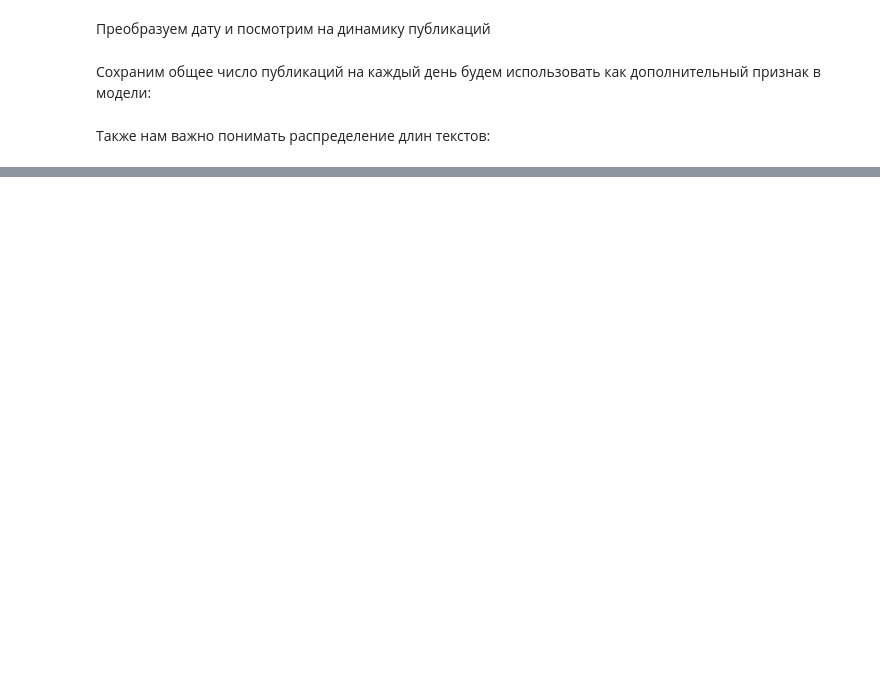
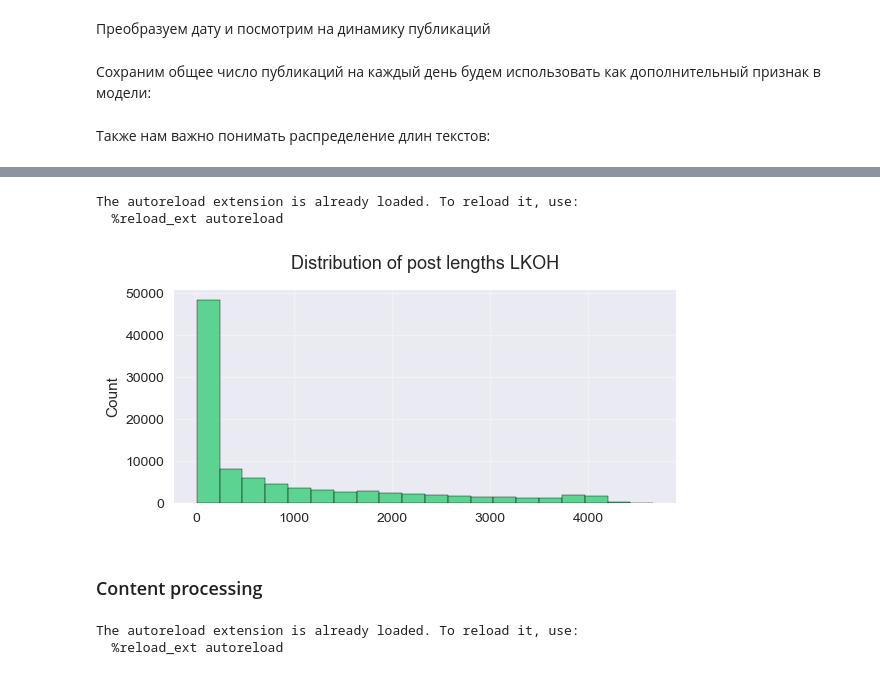
Before and after one commit to ez3nx/Bachelor-s-Thesis-HSE-25, a Jupyter notebook: tpulse_parsing/notebooks/pulse_parser_lkoh.ipynb, the cells around one changed output, grey strips where cells are left out. Saved outputs shown, nothing was run; the diff lists cells and outputs as text; code cells hidden in the pictures; blank space fills up the shorter version.

```diff
--- a/tpulse_parsing/notebooks/pulse_parser_lkoh.ipynb
+++ b/tpulse_parsing/notebooks/pulse_parser_lkoh.ipynb
@@ -49,6 +62,8 @@ plot_daily_posts(daily_counts_sber, "SBER")
 # %% [markdown]
 Сохраним общее число публикаций на каждый день будем использовать как дополнительный признак в модели:
 # %%
-sber_posts_2023['total_day_posts_cnt'] =  sber_posts_2023.groupby(by='inserted')['id'].transform('count')
+lkoh_posts_2023["total_day_posts_cnt"] = lkoh_posts_2023.groupby(by="inserted")[
+    "id"
+].transform("count")
 # %% [markdown]
 Также нам важно понимать распределение длин текстов:
@@ -241,24 +69,0 @@ from statsmodels.graphics.tsaplots import plot_acf, plot_pacf
-# %%
-# plt.style.use("grayscale")  # fivethirtyeight  grayscale  classic
-plt.rcParams["lines.linewidth"] = 1.5
-dark_style = {
-    # "figure.facecolor": "#008080",  # #212946
-    # "axes.facecolor": "#008080",
-    # "savefig.facecolor": "#008080",
-    "axes.grid": True,
-    # "axes.grid.which": "both",
-    # "axes.spines.left": False,
-    # "axes.spines.right": False,
-    # "axes.spines.top": False,
-    # "axes.spines.bottom": False,
-    # "grid.color": "#000000",  # 2A3459
-    # "grid.linewidth": "1",
-    # "text.color": "0.9",
-    # "axes.labelcolor": "0.9",
-    # "xtick.color": "0.9",
-    # "ytick.color": "0.9",
-    # "font.size": 12,
-}
-plt.rcParams.update(dark_style)
-# %%
-plt.style.use('default')
@@ -435,0 +70,27 @@ dict_keys(['type', 'text', 'instruments', 'hashtags', 'profiles', 'images', 'str
+# %%
+lkoh_posts_2023["words_cnt"] = lkoh_posts_2023["content"].apply(
+    lambda x: len(x.split())
+)
+lkoh_posts_2023["post_len"] = lkoh_posts_2023["content"].apply(len)
+# %%
+%load_ext autoreload
+%autoreload 2
+from scripts.vizualizer import plot_posts_length
+
+plot_posts_length(lkoh_posts_2023, 'LKOH', 'post_len', '')
+# %% [output]
+The autoreload extension is already loaded. To reload it, use:
+  %reload_ext autoreload
+[figure, added]
+# %% [markdown]
+### Content processing
+# %%
+%load_ext autoreload
+%autoreload 2
+from scripts.post_processer import preprocess_text_base
+
+tqdm.pandas()
+lkoh_posts_2023['content_base'] = lkoh_posts_2023['content'].progress_apply(preprocess_text_base)
+# %% [output]
+The autoreload extension is already loaded. To reload it, use:
+  %reload_ext autoreload
```
Also changed, not shown: parts of 55 cells of this notebook, 3 other files.
